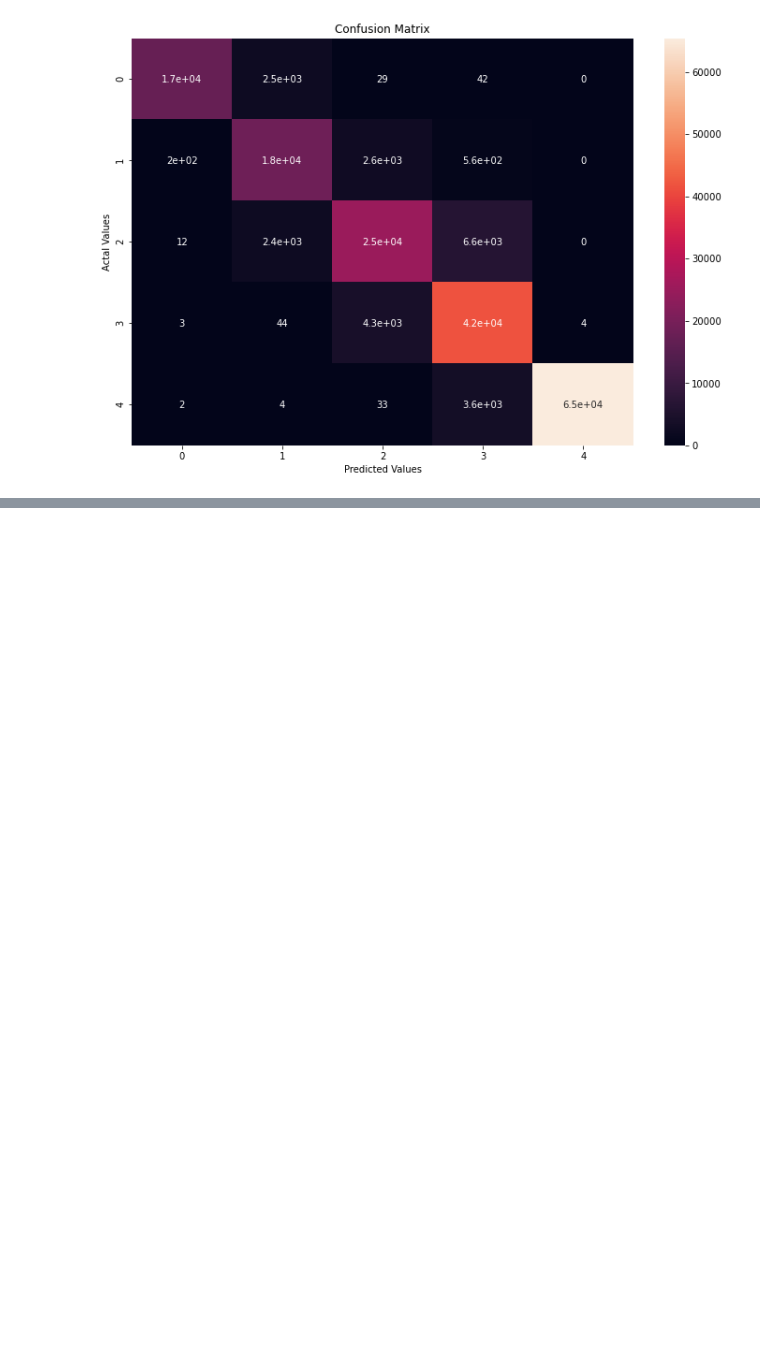
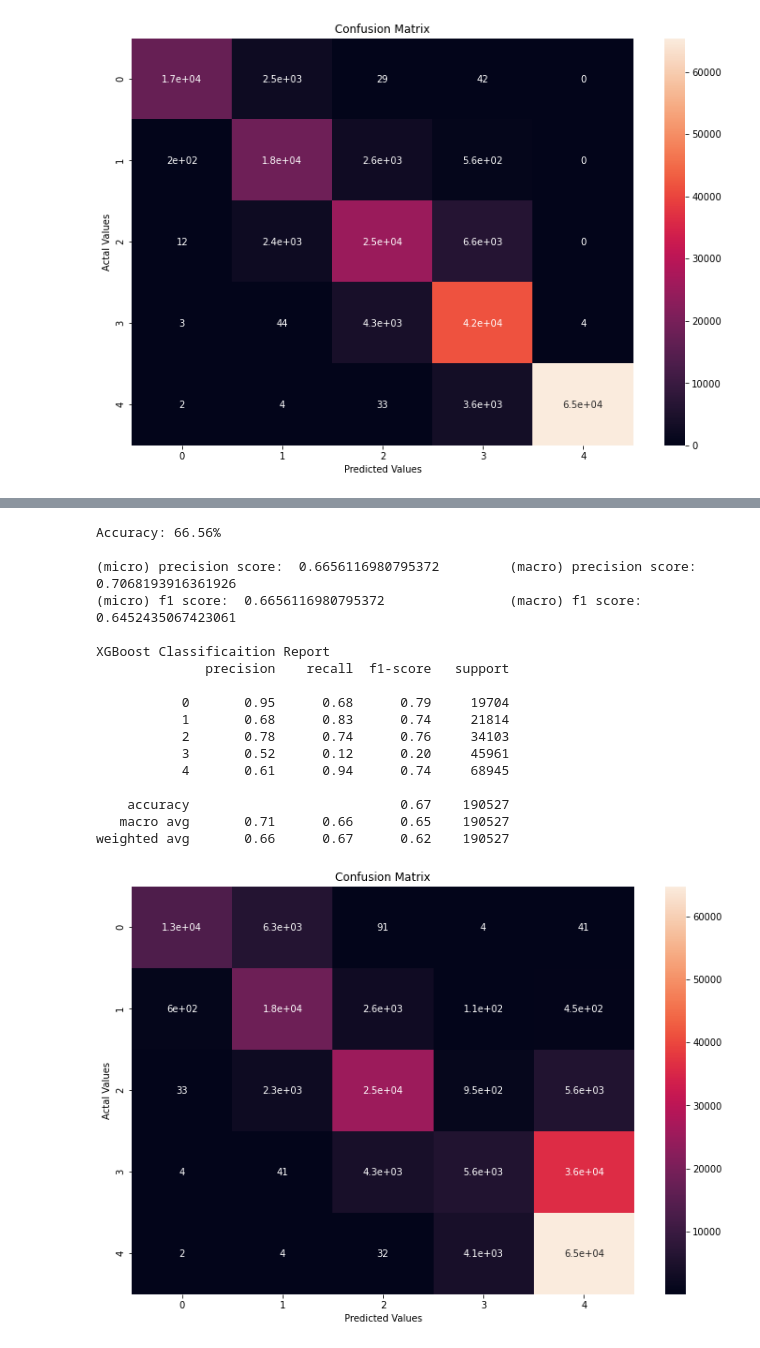
Before and after one commit to JesselyEnriquez/climateJustice, a Jupyter notebook: Code/Modeling/logistic_regression.ipynb, the cells around one changed output, grey strips where cells are left out. Cells and saved outputs as stored; diff of their text form; code cells hidden in the pictures; blank space fills up the shorter version.

```diff
--- a/Code/Modeling/logistic_regression.ipynb
+++ b/Code/Modeling/logistic_regression.ipynb
@@ -131,0 +256,26 @@ weighted avg       0.89      0.88      0.88    190527
+# %%
+%%time
+# instantiating first model (most of these are defaults) ALTERING parameter in LogReg C, default=1.0
+model = LogisticRegression(multi_class='multinomial',C=0.3, solver='lbfgs',max_iter=8_000,random_state=42)
+
+model.fit(Xs_train, y_train)
+preds_N_cm(model,Xs_train,y_train,Xs_test,y_test)
+# %% [output]
+Accuracy: 66.56%
+
+(micro) precision score:  0.6656116980795372         (macro) precision score:  0.7068193916361926
+(micro) f1 score:  0.6656116980795372                (macro) f1 score:  0.6452435067423061
+
+XGBoost Classificaition Report
+              precision    recall  f1-score   support
+
+           0       0.95      0.68      0.79     19704
+           1       0.68      0.83      0.74     21814
+           2       0.78      0.74      0.76     34103
+           3       0.52      0.12      0.20     45961
+           4       0.61      0.94      0.74     68945
+
+    accuracy                           0.67    190527
+   macro avg       0.71      0.66      0.65    190527
+weighted avg       0.66      0.67      0.62    190527
+[figure, added]
```
Also changed, not shown: parts of 16 cells of this notebook, 2 other files.
